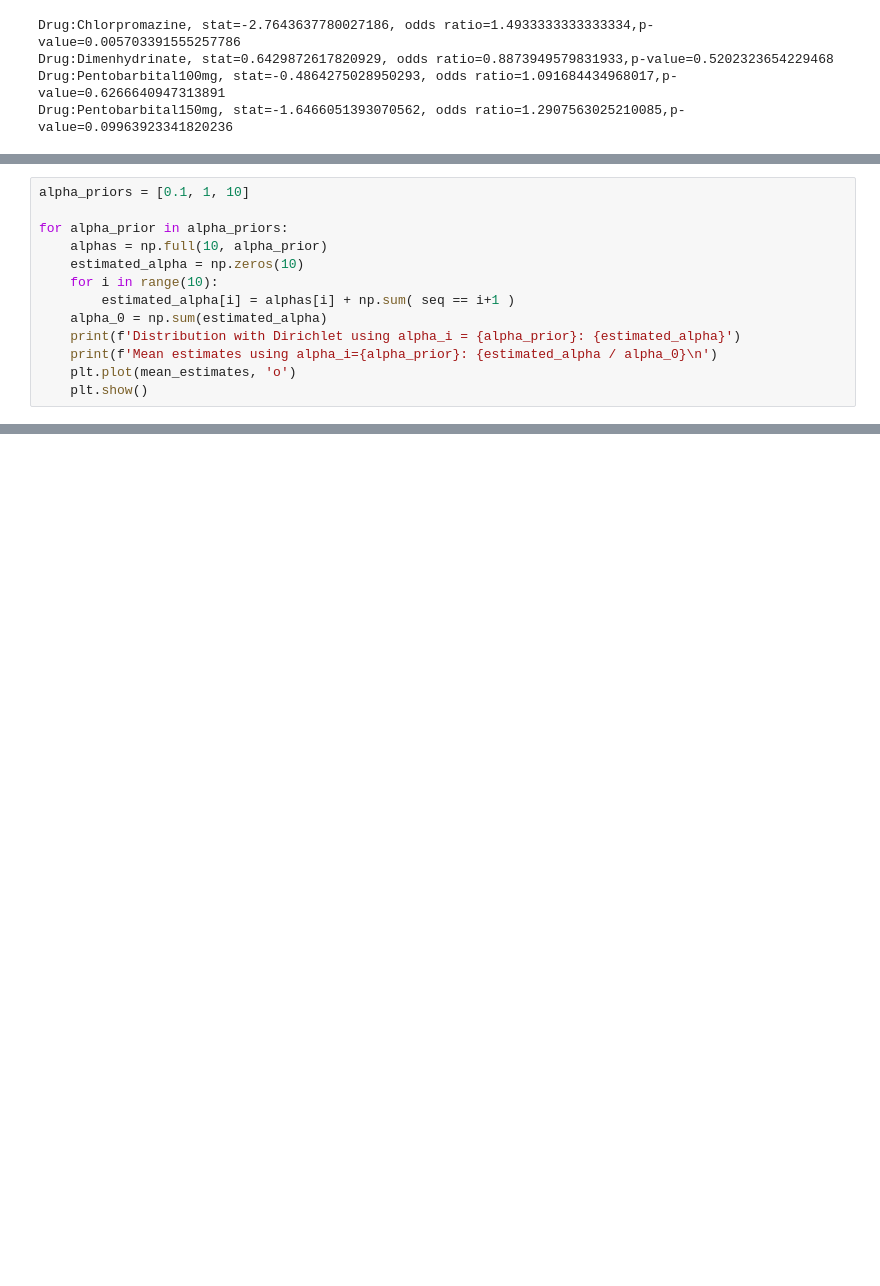
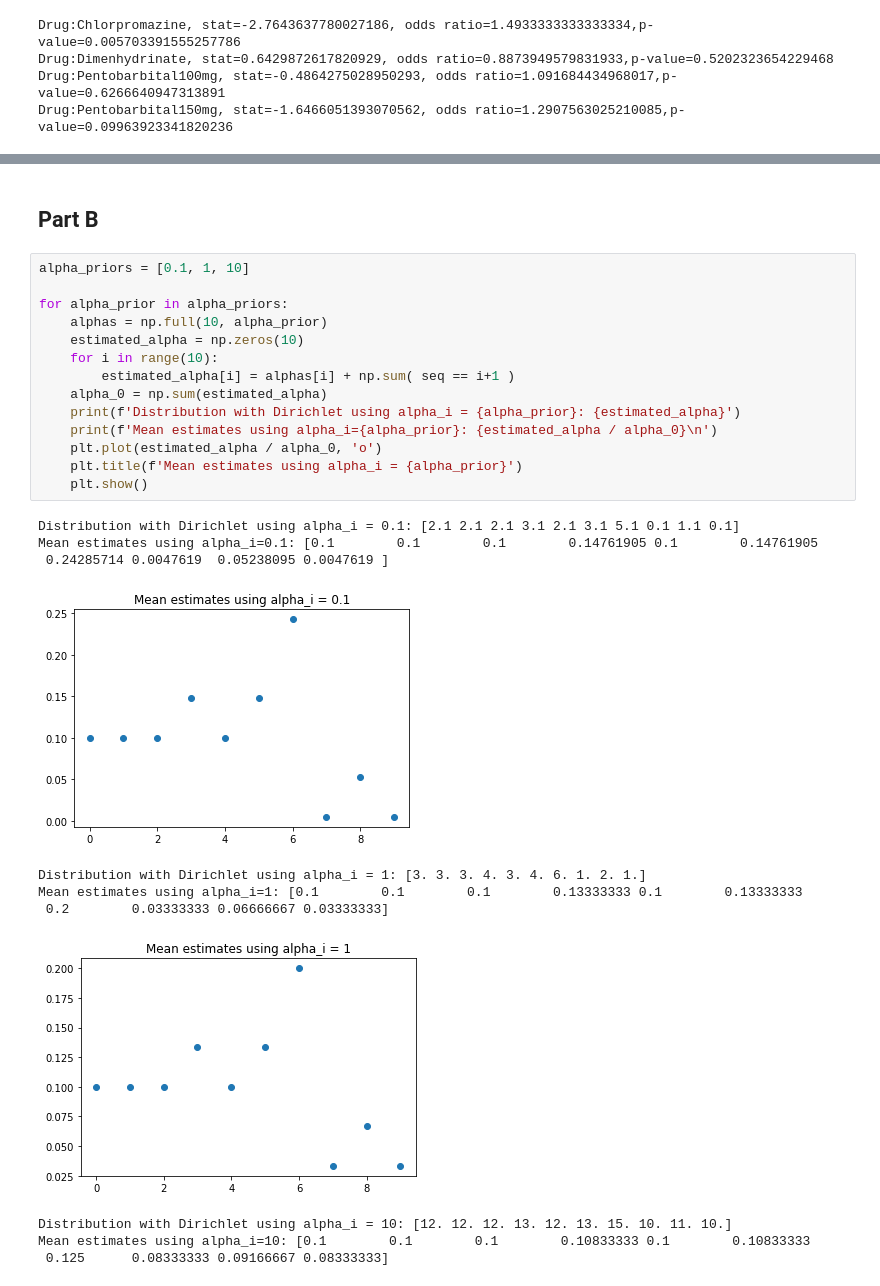
Before and after one commit to vyeoms/assignments, a Jupyter notebook: stats4ds/week4.ipynb, the cells around one changed output, grey strips where cells are left out. Saved outputs shown, nothing was run; the diff lists cells and outputs as text; blank space fills up the shorter version.

```diff
--- a/stats4ds/week4.ipynb
+++ b/stats4ds/week4.ipynb
@@ -191,13 +163,0 @@ Distribution with multinomial: [0.1  0.1  0.1  0.15 0.1  0.15 0.25 0.   0.05 0.
-# %%
-alpha_priors = [0.1, 1, 10]
-
-for alpha_prior in alpha_priors:
-    alphas = np.full(10, alpha_prior)
-    estimated_alpha = np.zeros(10)
-    for i in range(10):
-        estimated_alpha[i] = alphas[i] + np.sum( seq == i+1 )
-    alpha_0 = np.sum(estimated_alpha)
-    print(f'Distribution with Dirichlet using alpha_i = {alpha_prior}: {estimated_alpha}')
-    print(f'Mean estimates using alpha_i={alpha_prior}: {estimated_alpha / alpha_0}\n')
-    plt.plot(mean_estimates, 'o')
-    plt.show()
@@ -208,0 +189,28 @@ NameError: name 'mean_estimates' is not defined
+# %% [markdown]
+## Part B
+# %%
+alpha_priors = [0.1, 1, 10]
+
+for alpha_prior in alpha_priors:
+    alphas = np.full(10, alpha_prior)
+    estimated_alpha = np.zeros(10)
+    for i in range(10):
+        estimated_alpha[i] = alphas[i] + np.sum( seq == i+1 )
+    alpha_0 = np.sum(estimated_alpha)
+    print(f'Distribution with Dirichlet using alpha_i = {alpha_prior}: {estimated_alpha}')
+    print(f'Mean estimates using alpha_i={alpha_prior}: {estimated_alpha / alpha_0}\n')
+    plt.plot(estimated_alpha / alpha_0, 'o')
+    plt.title(f'Mean estimates using alpha_i = {alpha_prior}')
+    plt.show()
+# %% [output]
+Distribution with Dirichlet using alpha_i = 0.1: [2.1 2.1 2.1 3.1 2.1 3.1 5.1 0.1 1.1 0.1]
+Mean estimates using alpha_i=0.1: [0.1        0.1        0.1        0.14761905 0.1        0.14761905
+ 0.24285714 0.0047619  0.05238095 0.0047619 ]
+[figure, added]
+Distribution with Dirichlet using alpha_i = 1: [3. 3. 3. 4. 3. 4. 6. 1. 2. 1.]
+Mean estimates using alpha_i=1: [0.1        0.1        0.1        0.13333333 0.1        0.13333333
+ 0.2        0.03333333 0.06666667 0.03333333]
+[figure, added]
+Distribution with Dirichlet using alpha_i = 10: [12. 12. 12. 13. 12. 13. 15. 10. 11. 10.]
+Mean estimates using alpha_i=10: [0.1        0.1        0.1        0.10833333 0.1        0.10833333
+ 0.125      0.08333333 0.09166667 0.08333333]
```
Also changed, not shown: parts of 17 cells of this notebook.
